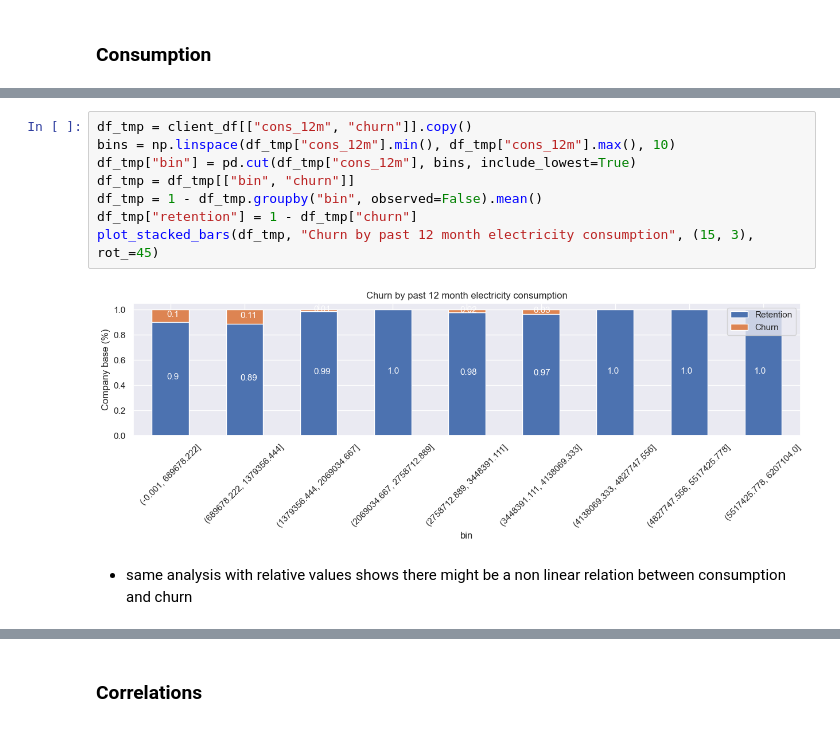
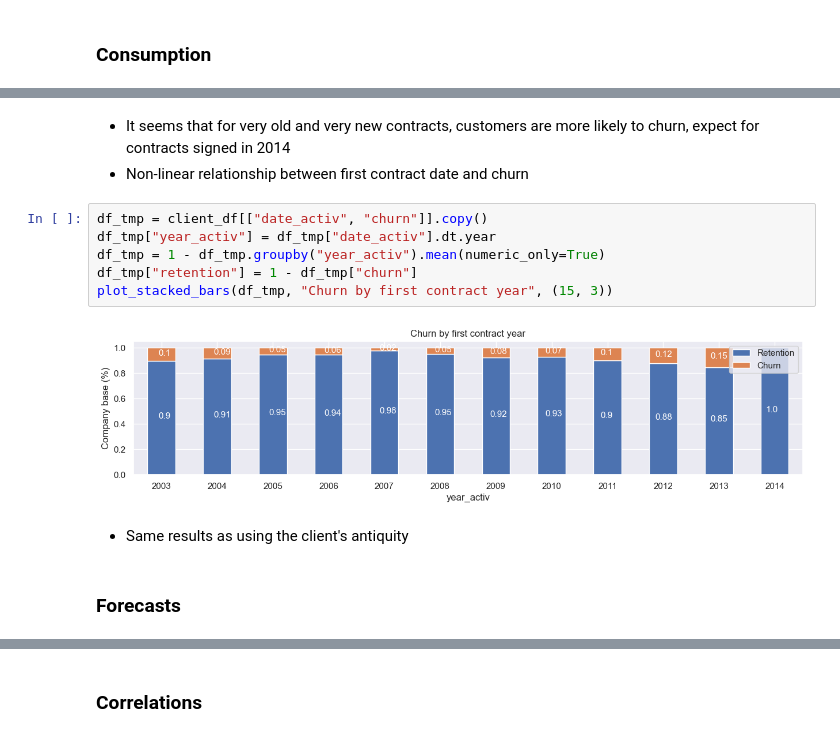
Before and after one commit to aoberfoell/BCG, a Jupyter notebook: Task 2 - Exploratory Data Analysis/task_2_exploratory_data_analysis.ipynb, the cells around one changed output, grey strips where cells are left out. Cells and saved outputs as stored; diff of their text form.

```diff
--- a/Task 2 - Exploratory Data Analysis/task_2_exploratory_data_analysis.ipynb
+++ b/Task 2 - Exploratory Data Analysis/task_2_exploratory_data_analysis.ipynb
@@ -252,12 +314,16 @@ for col in consumption_cols:
+# %% [markdown]
+- It seems that for very old and very new contracts, customers are more likely to churn, expect for contracts
+signed in 2014
+- Non-linear relationship between first contract date and churn
 # %%
-df_tmp = client_df[["cons_12m", "churn"]].copy()
-bins = np.linspace(df_tmp["cons_12m"].min(), df_tmp["cons_12m"].max(), 10)
-df_tmp["bin"] = pd.cut(df_tmp["cons_12m"], bins, include_lowest=True)
-df_tmp = df_tmp[["bin", "churn"]]
-df_tmp = 1 - df_tmp.groupby("bin", observed=False).mean()
+df_tmp = client_df[["date_activ", "churn"]].copy()
+df_tmp["year_activ"] = df_tmp["date_activ"].dt.year
+df_tmp = 1 - df_tmp.groupby("year_activ").mean(numeric_only=True)
 df_tmp["retention"] = 1 - df_tmp["churn"]
-plot_stacked_bars(df_tmp, "Churn by past 12 month electricity consumption", (15, 3), rot_=45)
+plot_stacked_bars(df_tmp, "Churn by first contract year", (15, 3))
 # %% [output]
-[figure, old version]
+[figure, new version]
-# %% [markdown]
-- same analysis with relative values shows there might be a non linear relation between consumption and churn
+# %% [markdown]
+- Same results as using the client's antiquity
+# %% [markdown]
+### Forecasts
```
Also changed, not shown: parts of 67 cells of this notebook, 2 other files.
